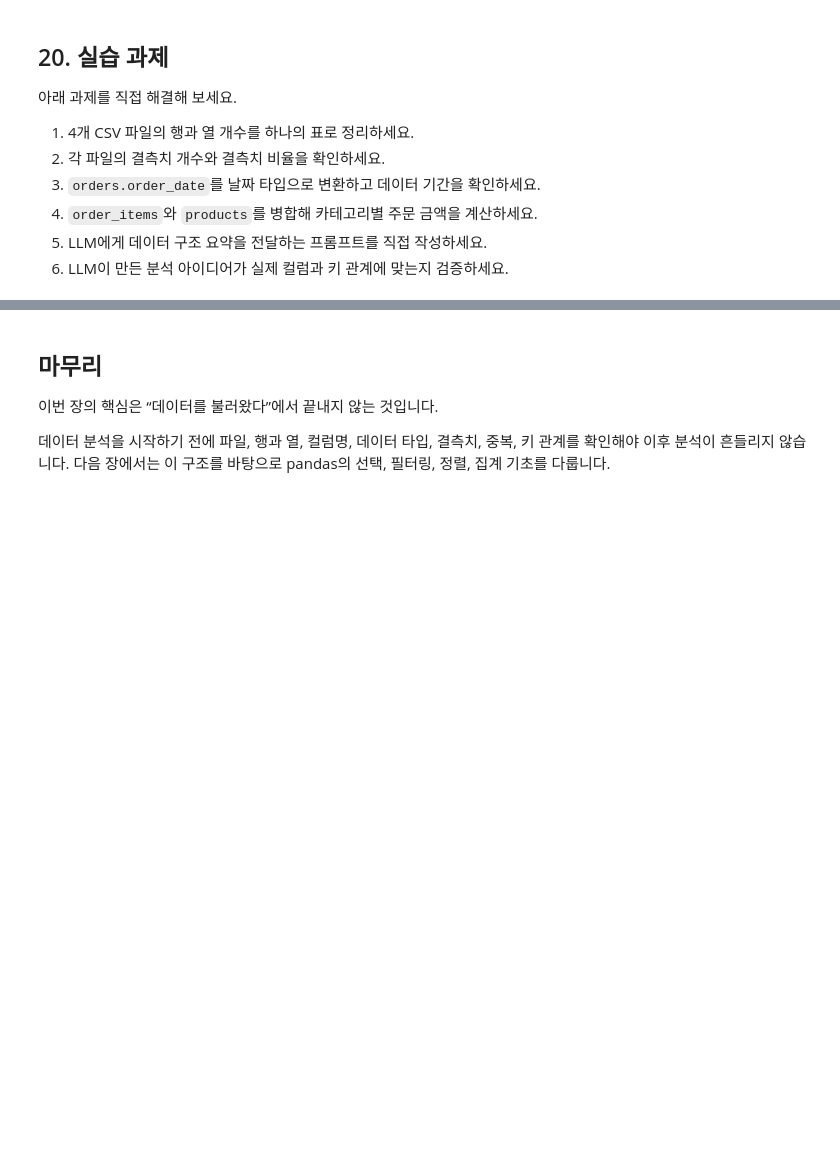
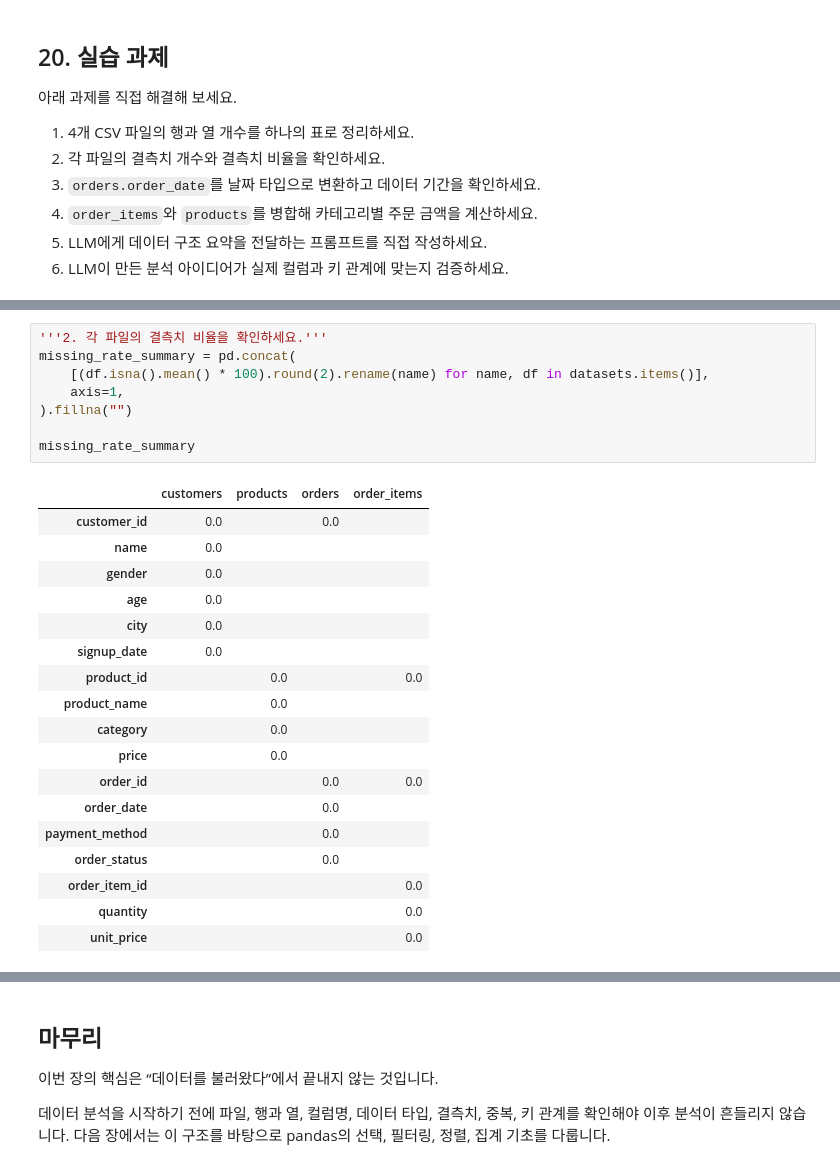
Before and after one commit to song-03/llm-data-analysis-study, a Jupyter notebook: chapter03/ch03_data_overview.ipynb, the cells around one changed output, grey strips where cells are left out. Saved outputs shown, nothing was run; the diff lists cells and outputs as text; blank space fills up the shorter version.

```diff
--- a/chapter03/ch03_data_overview.ipynb
+++ b/chapter03/ch03_data_overview.ipynb
@@ -570,0 +1056,27 @@ validation_check
+# %%
+'''2. 각 파일의 결측치 비율을 확인하세요.'''
+missing_rate_summary = pd.concat(
+    [(df.isna().mean() * 100).round(2).rename(name) for name, df in datasets.items()],
+    axis=1,
+).fillna("")
+
+missing_rate_summary
+# %% [output]
+|  | customers | products | orders | order_items |
+| customer_id | 0.0 |  | 0.0 |  |
+| name | 0.0 |  |  |  |
+| gender | 0.0 |  |  |  |
+| age | 0.0 |  |  |  |
+| city | 0.0 |  |  |  |
+| signup_date | 0.0 |  |  |  |
+| product_id |  | 0.0 |  | 0.0 |
+| product_name |  | 0.0 |  |  |
+| category |  | 0.0 |  |  |
+| price |  | 0.0 |  |  |
+| order_id |  |  | 0.0 | 0.0 |
+| order_date |  |  | 0.0 |  |
+| payment_method |  |  | 0.0 |  |
+| order_status |  |  | 0.0 |  |
+| order_item_id |  |  |  | 0.0 |
+| quantity |  |  |  | 0.0 |
+| unit_price |  |  |  | 0.0 |
```
Also changed, not shown: parts of 109 cells of this notebook, 8 other files.
